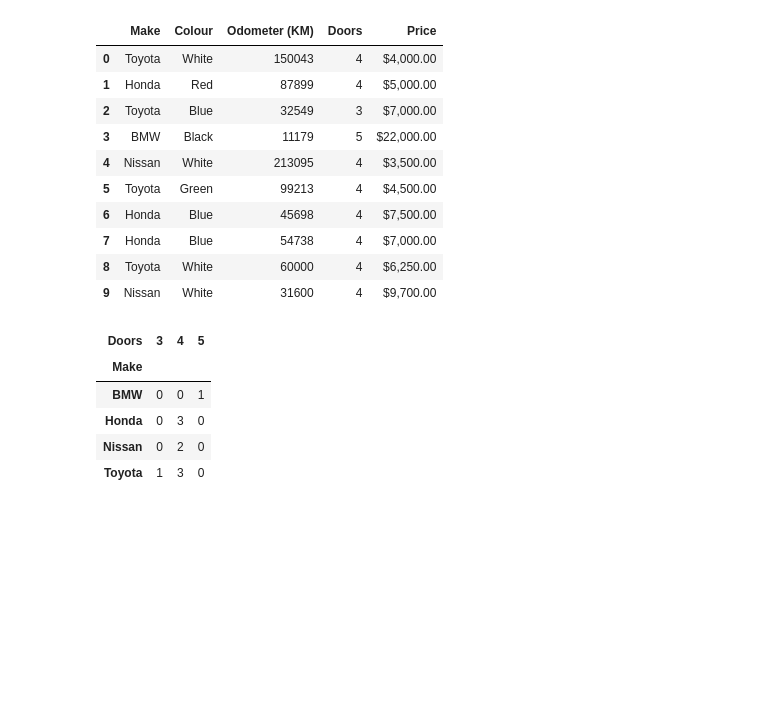
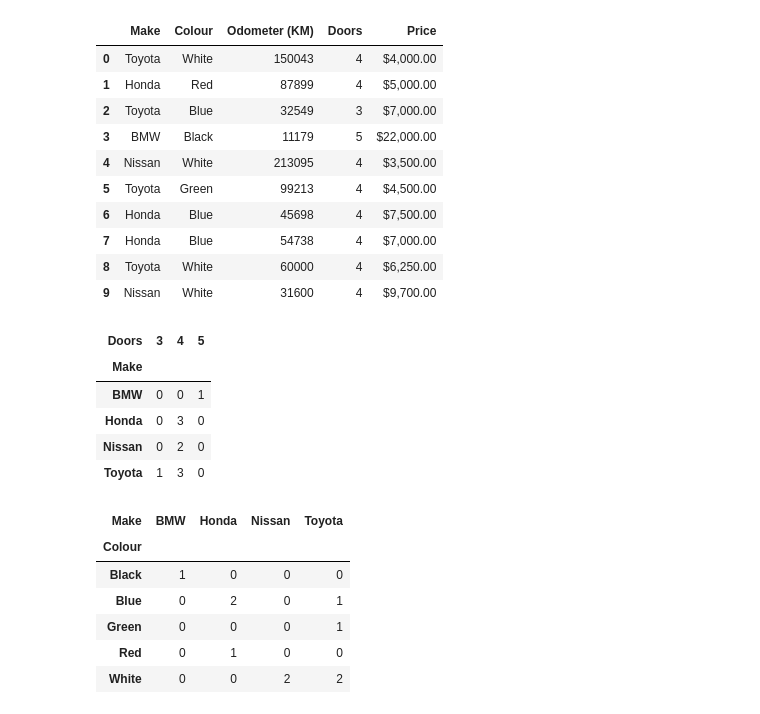
Before and after one commit to pain459/learn_ds, a Jupyter notebook: pandas_data_analysis/workbook_course.ipynb, the cells around one changed output. Cells and saved outputs as stored; diff of their text form; code cells hidden in the pictures; blank space fills up the shorter version.

```diff
--- a/pandas_data_analysis/workbook_course.ipynb
+++ b/pandas_data_analysis/workbook_course.ipynb
@@ -228,6 +229,16 @@ pd.crosstab(car_sales["Make"], car_sales["Doors"])
 | Honda | 0 | 3 | 0 |
 | Nissan | 0 | 2 | 0 |
 | Toyota | 1 | 3 | 0 |
+# %%
+pd.crosstab(car_sales['Colour'], car_sales['Make'])
+# %% [output]
+| Make | BMW | Honda | Nissan | Toyota |
+| Colour |  |  |  |  |
+| Black | 1 | 0 | 0 | 0 |
+| Blue | 0 | 2 | 0 | 1 |
+| Green | 0 | 0 | 0 | 1 |
+| Red | 0 | 1 | 0 | 0 |
+| White | 0 | 0 | 2 | 2 |
 # %%
 pd.crosstab(car_sales['Make'], car_sales['Price'])
 # %% [output]
```
Also changed, not shown: parts of 3 cells of this notebook.
